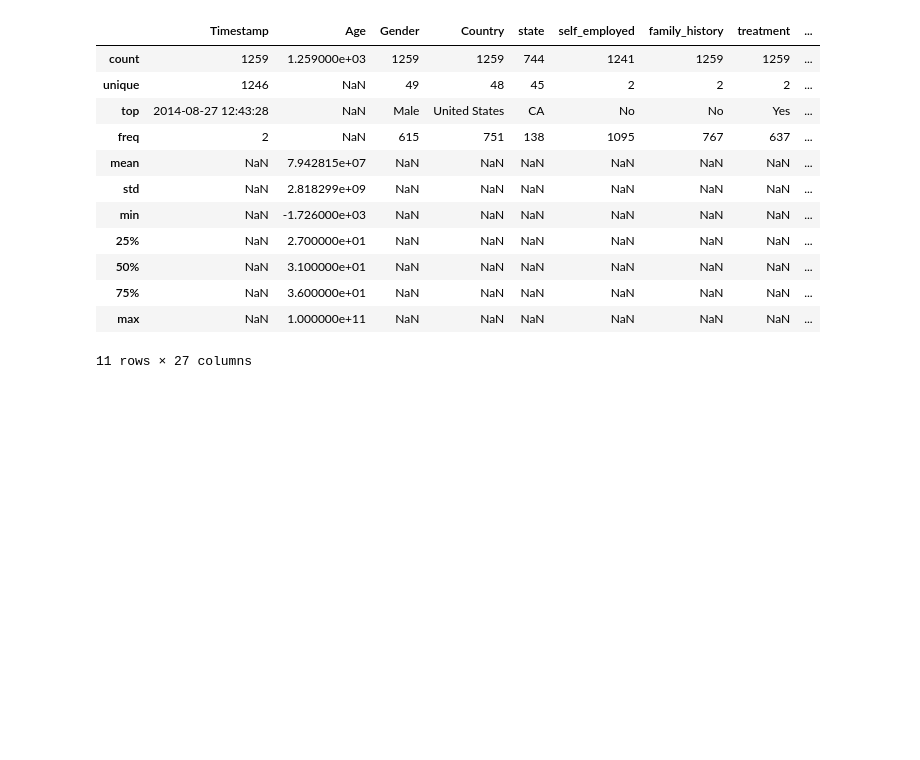
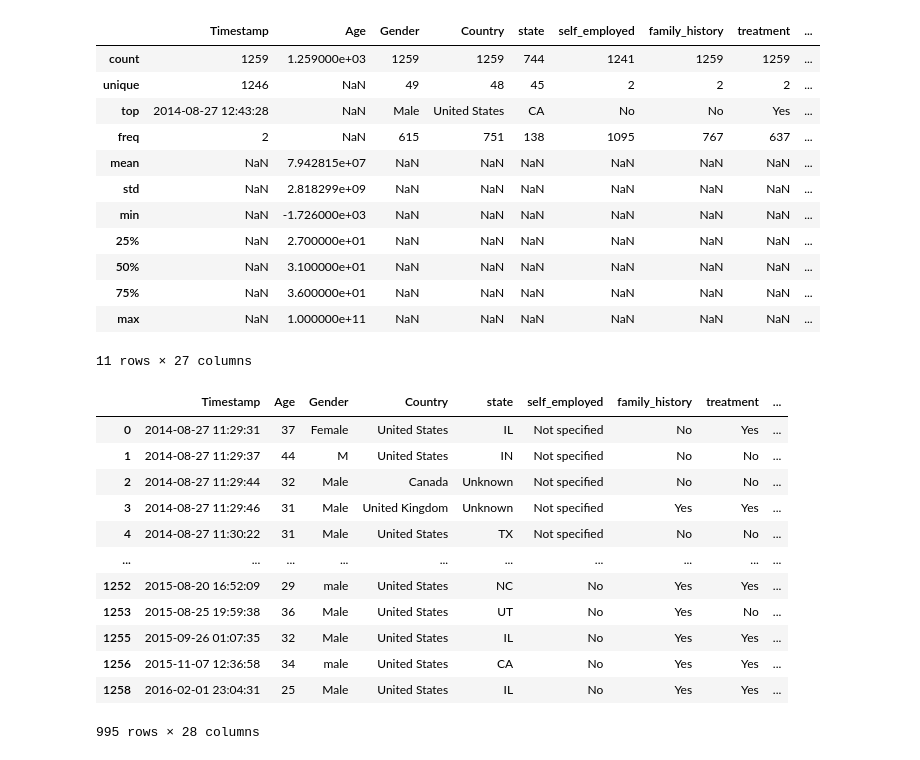
Before and after one commit to Savindi2002/Mental-Health-in-Tech, a Jupyter notebook: notebooks/data_exploration.ipynb, the cells around one changed output. Saved outputs shown, nothing was run; the diff lists cells and outputs as text; code cells hidden in the pictures; blank space fills up the shorter version.

```diff
--- a/notebooks/data_exploration.ipynb
+++ b/notebooks/data_exploration.ipynb
@@ -86,4 +86,24 @@ df.describe(include="all")
 # %%
 df['self_employed']=df['self_employed'].fillna('Not specified')
 # %%
-df['state']=
+df['state']=df['state'].fillna('Unknown')
+# %%
+df['work_interface']=df['work_interfere'].fillna("Don't know")
+# %%
+df['comments']=df['comments'].fillna('No comment')
+# %%
+df.dropna()
+# %% [output]
+|  | Timestamp | Age | Gender | Country | state | self_employed | family_history | treatment | ... |
+| 0 | 2014-08-27 11:29:31 | 37 | Female | United States | IL | Not specified | No | Yes | ... |
+| 1 | 2014-08-27 11:29:37 | 44 | M | United States | IN | Not specified | No | No | ... |
+| 2 | 2014-08-27 11:29:44 | 32 | Male | Canada | Unknown | Not specified | No | No | ... |
+| 3 | 2014-08-27 11:29:46 | 31 | Male | United Kingdom | Unknown | Not specified | Yes | Yes | ... |
+| 4 | 2014-08-27 11:30:22 | 31 | Male | United States | TX | Not specified | No | No | ... |
+| ... | ... | ... | ... | ... | ... | ... | ... | ... | ... |
+| 1252 | 2015-08-20 16:52:09 | 29 | male | United States | NC | No | Yes | Yes | ... |
+| 1253 | 2015-08-25 19:59:38 | 36 | Male | United States | UT | No | Yes | No | ... |
+| 1255 | 2015-09-26 01:07:35 | 32 | Male | United States | IL | No | Yes | Yes | ... |
+| 1256 | 2015-11-07 12:36:58 | 34 | male | United States | CA | No | Yes | Yes | ... |
+| 1258 | 2016-02-01 23:04:31 | 25 | Male | United States | IL | No | Yes | Yes | ... |
+995 rows × 28 columns
```
Also changed, not shown: parts of 3 cells of this notebook.
